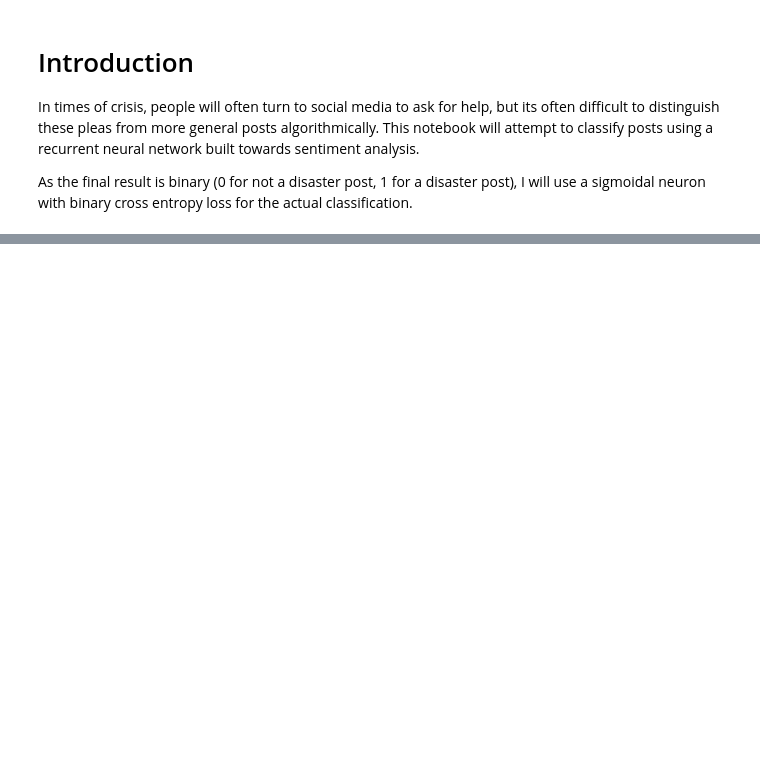
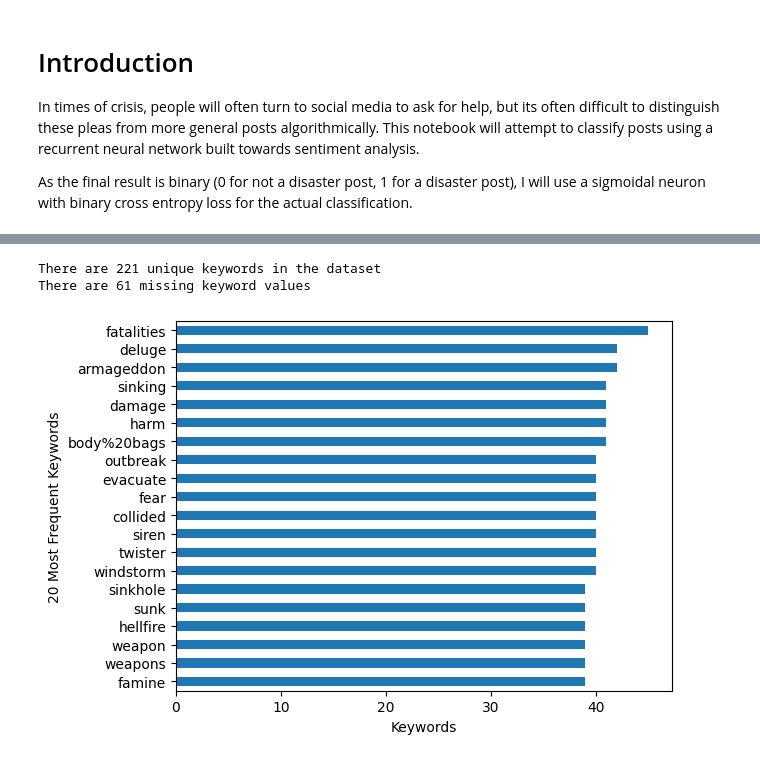
Before and after one commit to gbangban/text-nlp, a Jupyter notebook: notebook.ipynb, the cells around one changed output, grey strips where cells are left out. Drawn from its saved outputs; the diff is of its cells as text; code cells hidden in the pictures; blank space fills up the shorter version.

```diff
--- a/notebook.ipynb
+++ b/notebook.ipynb
@@ -49,0 +67,13 @@ train_df.head()
+# %%
+# Visualize the distribution of keywords
+keyword_counts = train_df['keyword'].value_counts()
+print(f"There are {len(keyword_counts)} unique keywords in the dataset")
+print(f"There are {train_df['keyword'].isna().sum()} missing keyword values")
+keyword_counts.nlargest(20).iloc[::-1].plot(kind="barh")
+plt.xlabel("Keywords")
+plt.ylabel("20 Most Frequent Keywords")
+plt.show()
+# %% [output]
+There are 221 unique keywords in the dataset
+There are 61 missing keyword values
+[figure, added]
```
Also changed, not shown: parts of 15 cells of this notebook.
